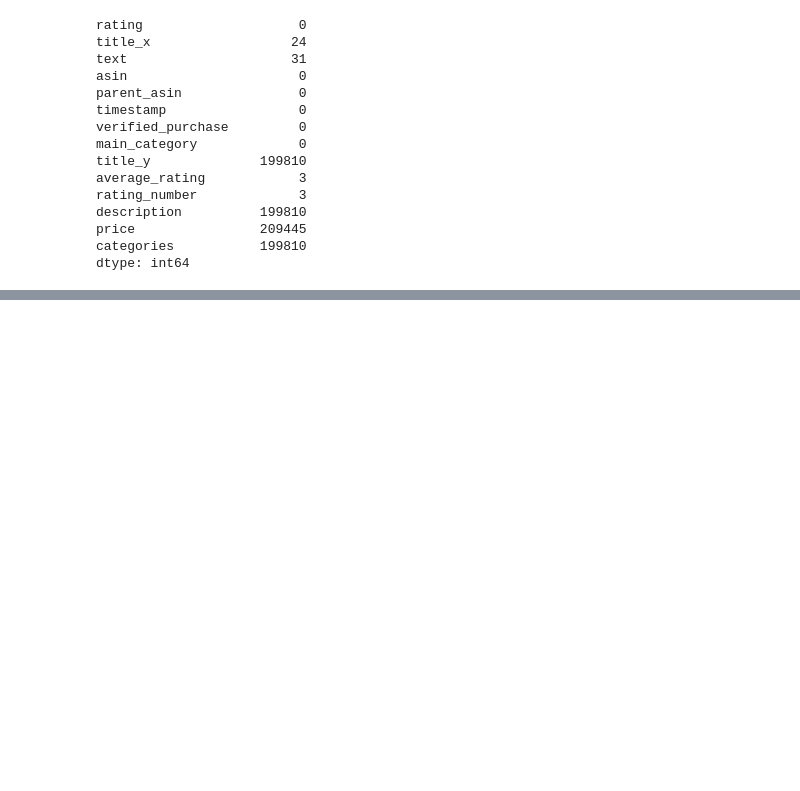
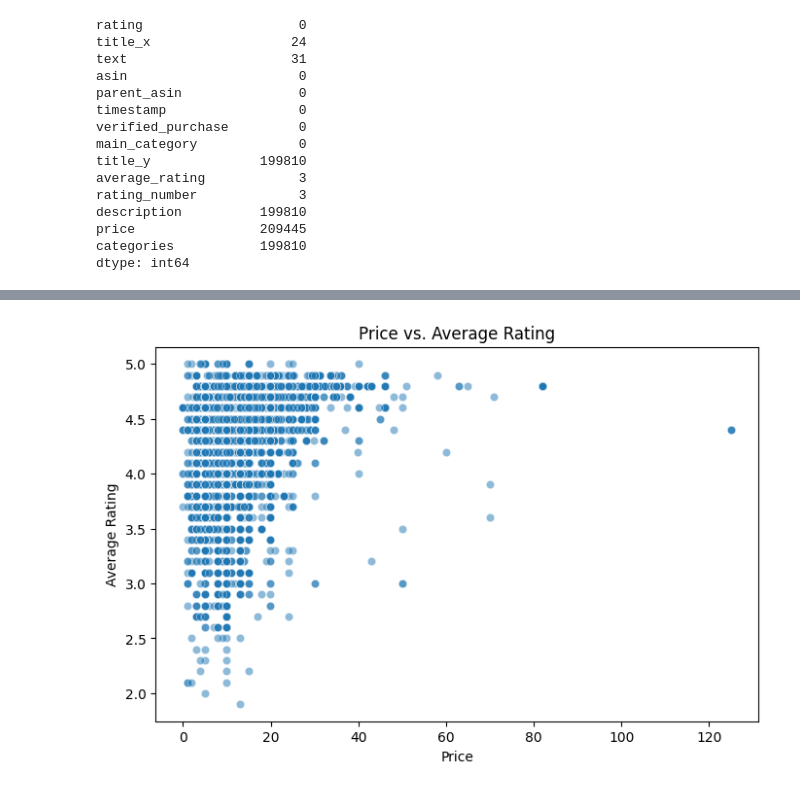
Before and after one commit to WambuiMunene/Grp_1_Capstone-Project, a Jupyter notebook: Edwin.ipynb, the cells around one changed output, grey strips where cells are left out. Saved outputs shown, nothing was run; the diff lists cells and outputs as text; code cells hidden in the pictures; blank space fills up the shorter version.

```diff
--- a/Edwin.ipynb
+++ b/Edwin.ipynb
@@ -70,0 +434,9 @@ dtype: int64
+# %%
+plt.figure(figsize=(8,5))
+sns.scatterplot(x=p_c_movies['price'], y=p_movies['average_rating'], alpha=0.5)
+plt.title('Price vs. Average Rating')
+plt.xlabel('Price')
+plt.ylabel('Average Rating')
+plt.show()
+# %% [output]
+[figure, added]
```
Also changed, not shown: parts of 55 cells of this notebook, 1 other file.
